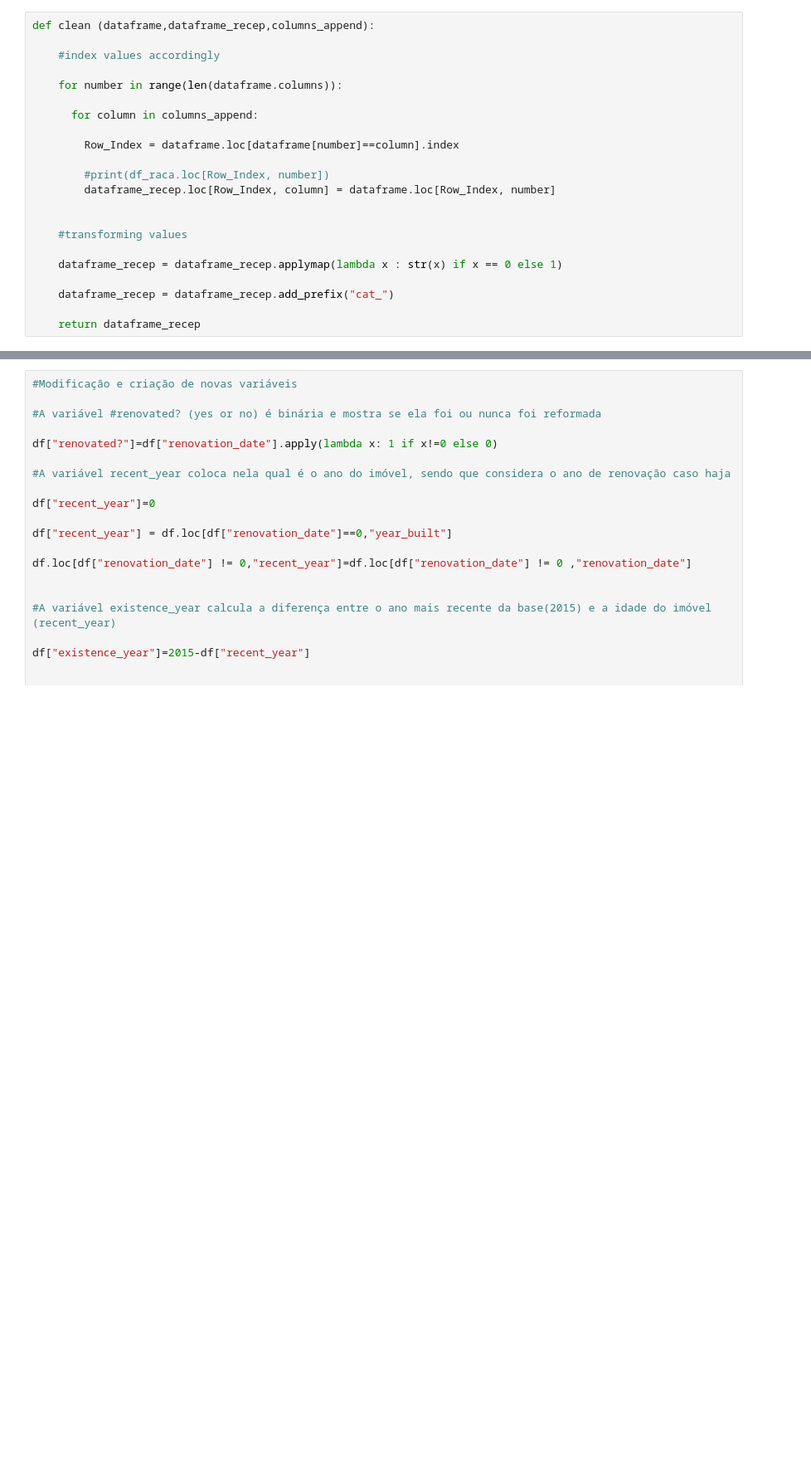
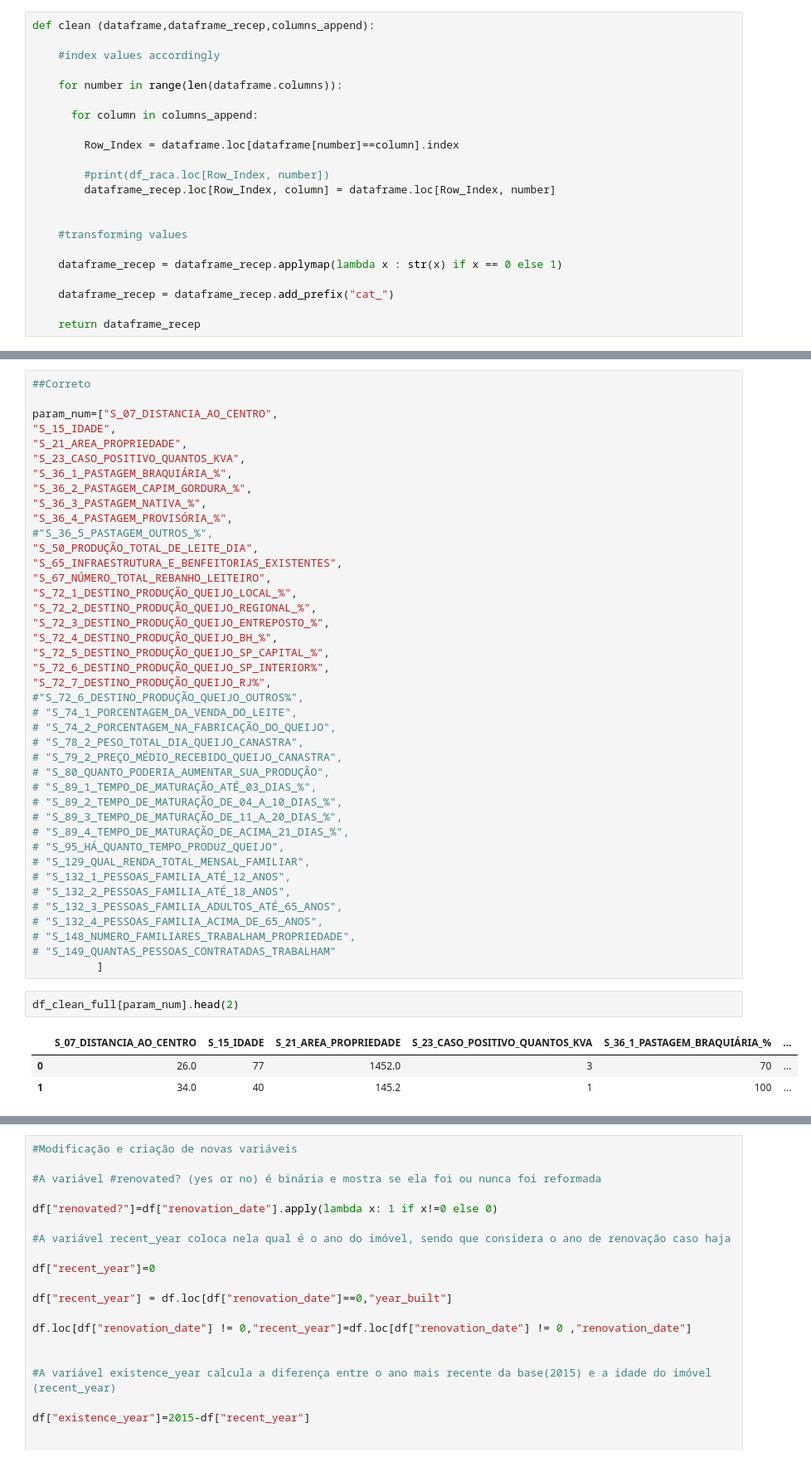
Before and after one commit to pyunc/canastra_science, a Jupyter notebook: canastra.ipynb, the cells around one changed output, grey strips where cells are left out. Shown at 83% size. Cells and saved outputs as stored; diff of their text form; blank space fills up the shorter version.

```diff
--- a/canastra.ipynb
+++ b/canastra.ipynb
@@ -590,0 +642,47 @@ Output hidden; open in https://colab.research.google.com to view.
+# %%
+##Correto
+
+param_num=["S_07_DISTANCIA_AO_CENTRO",
+"S_15_IDADE",
+"S_21_AREA_PROPRIEDADE",
+"S_23_CASO_POSITIVO_QUANTOS_KVA",
+"S_36_1_PASTAGEM_BRAQUIÁRIA_%",
+"S_36_2_PASTAGEM_CAPIM_GORDURA_%",
+"S_36_3_PASTAGEM_NATIVA_%",
+"S_36_4_PASTAGEM_PROVISÓRIA_%",
+#"S_36_5_PASTAGEM_OUTROS_%",
+"S_50_PRODUÇÃO_TOTAL_DE_LEITE_DIA",
+"S_65_INFRAESTRUTURA_E_BENFEITORIAS_EXISTENTES",
+"S_67_NÚMERO_TOTAL_REBANHO_LEITEIRO",
+"S_72_1_DESTINO_PRODUÇÃO_QUEIJO_LOCAL_%",
+"S_72_2_DESTINO_PRODUÇÃO_QUEIJO_REGIONAL_%",
+"S_72_3_DESTINO_PRODUÇÃO_QUEIJO_ENTREPOSTO_%",
+"S_72_4_DESTINO_PRODUÇÃO_QUEIJO_BH_%",
+"S_72_5_DESTINO_PRODUÇÃO_QUEIJO_SP_CAPITAL_%",
+"S_72_6_DESTINO_PRODUÇÃO_QUEIJO_SP_INTERIOR%",
+"S_72_7_DESTINO_PRODUÇÃO_QUEIJO_RJ%",
+#"S_72_6_DESTINO_PRODUÇÃO_QUEIJO_OUTROS%",
+# "S_74_1_PORCENTAGEM_DA_VENDA_DO_LEITE",
+# "S_74_2_PORCENTAGEM_NA_FABRICAÇÃO_DO_QUEIJO",
+# "S_78_2_PESO_TOTAL_DIA_QUEIJO_CANASTRA",
+# "S_79_2_PREÇO_MÉDIO_RECEBIDO_QUEIJO_CANASTRA",
+# "S_80_QUANTO_PODERIA_AUMENTAR_SUA_PRODUÇÃO",
+# "S_89_1_TEMPO_DE_MATURAÇÃO_ATÉ_03_DIAS_%",
+# "S_89_2_TEMPO_DE_MATURAÇÃO_DE_04_A_10_DIAS_%",
+# "S_89_3_TEMPO_DE_MATURAÇÃO_DE_11_A_20_DIAS_%",
+# "S_89_4_TEMPO_DE_MATURAÇÃO_DE_ACIMA_21_DIAS_%",
+# "S_95_HÁ_QUANTO_TEMPO_PRODUZ_QUEIJO",
+# "S_129_QUAL_RENDA_TOTAL_MENSAL_FAMILIAR",
+# "S_132_1_PESSOAS_FAMILIA_ATÉ_12_ANOS",
+# "S_132_2_PESSOAS_FAMILIA_ATÉ_18_ANOS",
+# "S_132_3_PESSOAS_FAMILIA_ADULTOS_ATÉ_65_ANOS",
+# "S_132_4_PESSOAS_FAMILIA_ACIMA_DE_65_ANOS",
+# "S_148_NUMERO_FAMILIARES_TRABALHAM_PROPRIEDADE",
+# "S_149_QUANTAS_PESSOAS_CONTRATADAS_TRABALHAM"
+          ]
+# %%
+df_clean_full[param_num].head(2)
+# %% [output]
+|  | S_07_DISTANCIA_AO_CENTRO | S_15_IDADE | S_21_AREA_PROPRIEDADE | S_23_CASO_POSITIVO_QUANTOS_KVA | S_36_1_PASTAGEM_BRAQUIÁRIA_% | ... |
+| 0 | 26.0 | 77 | 1452.0 | 3 | 70 | ... |
+| 1 | 34.0 | 40 | 145.2 | 1 | 100 | ... |
```
Also changed, not shown: parts of 27 cells of this notebook.
